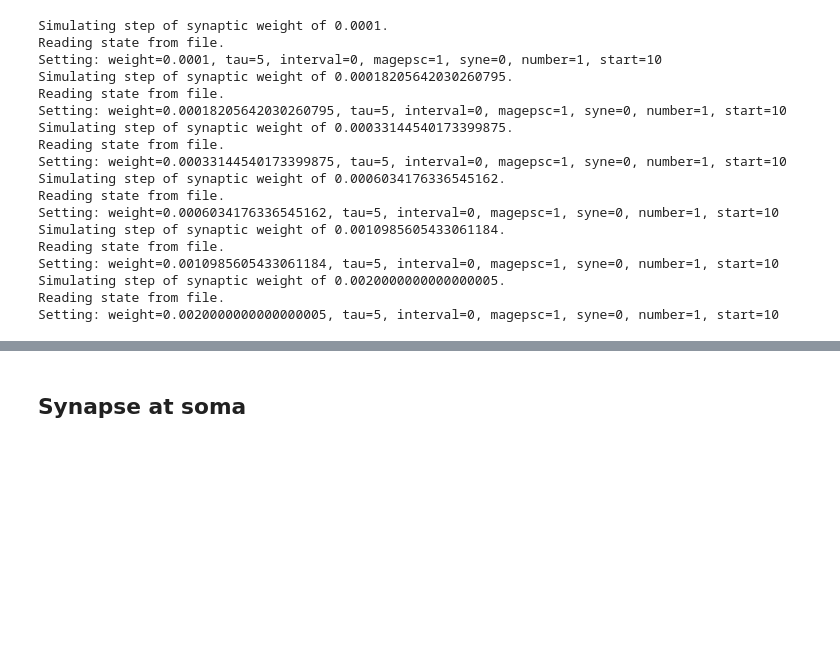
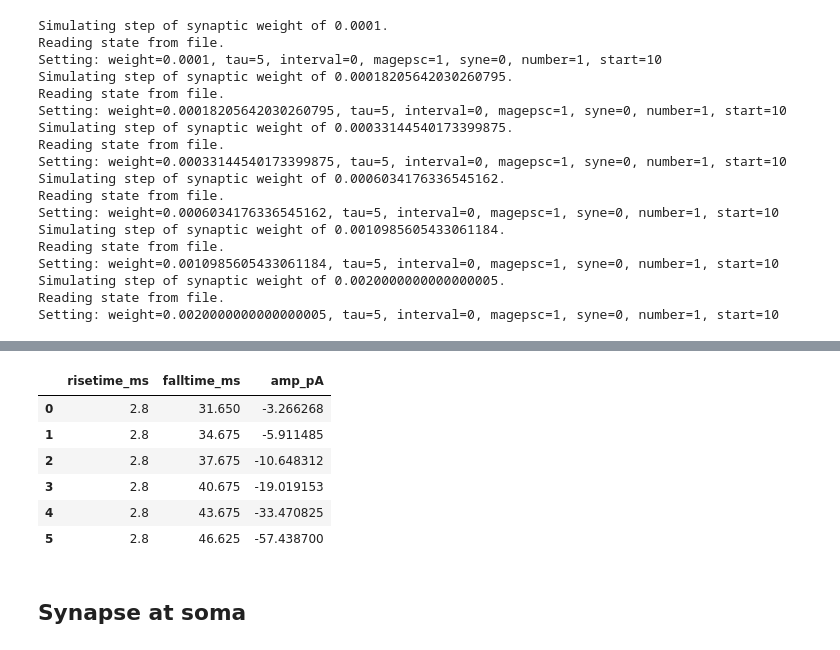
Before and after one commit to cengique/drosophila-aCC-L3-motoneuron-model, a Jupyter notebook: neuron-model/tutorial-synapse-activation/sim-synapse-act.ipynb, the cells around one changed output, grey strips where cells are left out. Drawn from its saved outputs; the diff is of its cells as text; code cells hidden in the pictures; blank space fills up the shorter version.

```diff
--- a/neuron-model/tutorial-synapse-activation/sim-synapse-act.ipynb
+++ b/neuron-model/tutorial-synapse-activation/sim-synapse-act.ipynb
@@ -310,3 +337,8 @@ plot_amp_sweep(t, vc_currents_48)
 # save as SVG
 f.output_backend = "svg"
 export_svg(f, filename="single-input-dendrite-48-amp-sweep.svg")
+# %%
+minis_den48_df = get_sweep_metrics(h, vc_currents_48)
+plot_scatter_risetime_amp(minis_den48_df)
+minis_den48_df
+# %% [output]
@@ -313,3 +347,10 @@ export_svg(f, filename="single-input-dendrite-48-amp-sweep.svg")
+|  | risetime_ms | falltime_ms | amp_pA |
+| 0 | 2.8 | 31.650 | -3.266268 |
+| 1 | 2.8 | 34.675 | -5.911485 |
+| 2 | 2.8 | 37.675 | -10.648312 |
+| 3 | 2.8 | 40.675 | -19.019153 |
+| 4 | 2.8 | 43.675 | -33.470825 |
+| 5 | 2.8 | 46.625 | -57.438700 |
 # %% [markdown]
 ## Synapse at soma
 # %%
```
Also changed, not shown: parts of 10 cells of this notebook, 3 other files.
